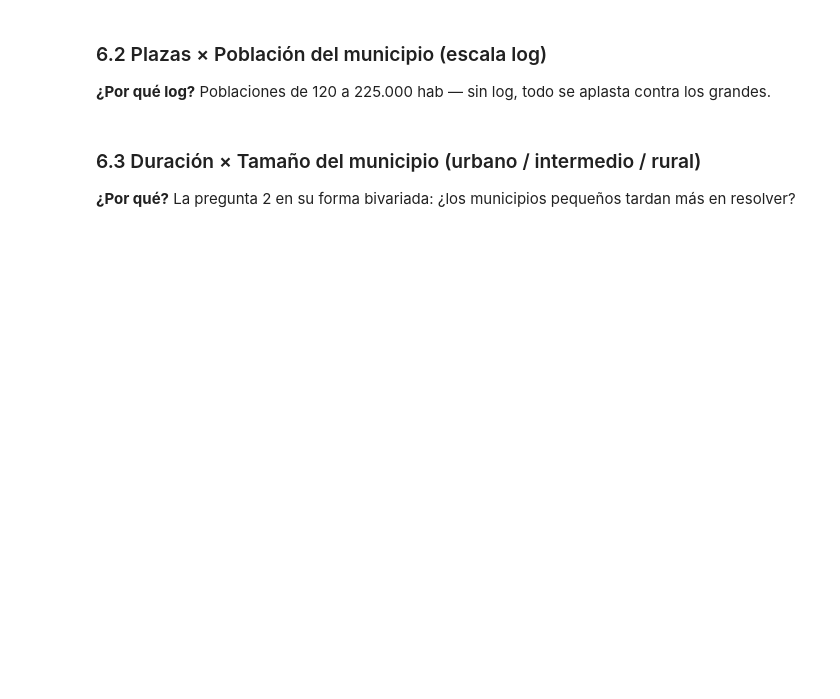
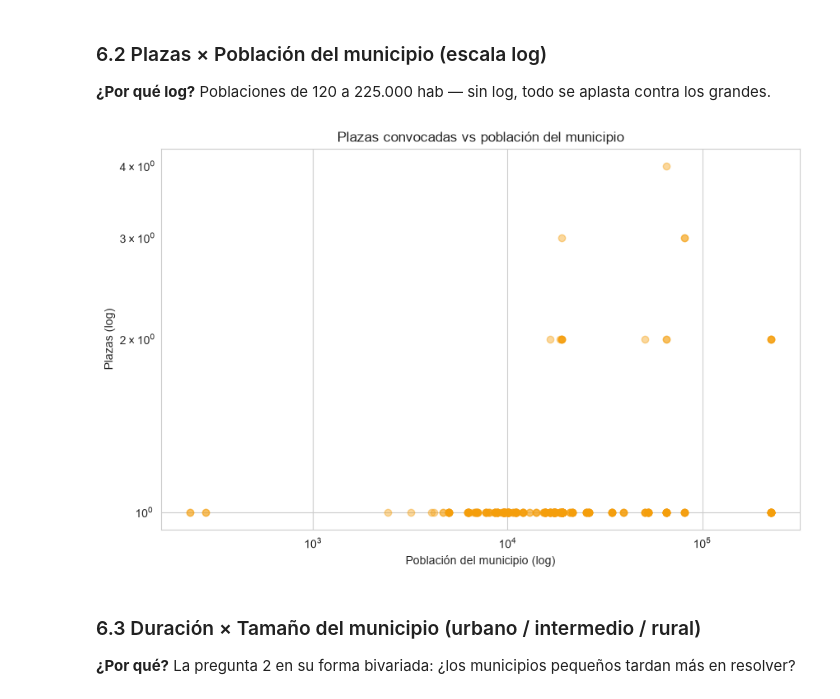
Before and after one commit to IA-P1-BCN/proyecto-eda-JuanCarlosEscamilla, a Jupyter notebook: notebooks/eda.ipynb, the cells around one changed output. Saved outputs shown, nothing was run; the diff lists cells and outputs as text; code cells hidden in the pictures; blank space fills up the shorter version.

```diff
--- a/notebooks/eda.ipynb
+++ b/notebooks/eda.ipynb
@@ -131,16 +195,18 @@ plt.show()
 
 **¿Por qué log?** Poblaciones de 120 a 225.000 hab — sin log, todo se aplasta contra los grandes.
 # %%
-p = df[(df["plazas"] != "") & (df["poblacion_municipi"] != "")].copy()
+p = df[(df["plazas"] != "") & (df["poblacio_municipi"] != "")].copy()
 p["plazas"] = pd.to_numeric(p["plazas"])
-p["poblacion_municipi"] = pd.to_numeric(p["poblacion_municipi"])
+p["poblacio_municipi"] = pd.to_numeric(p["poblacio_municipi"])
 p = p.drop_duplicates(subset="proceso_id")
 
-plt.scatter(p["poblacion_municipi"], p["plazas"], alpha=0.4, color=PALETA[3])
+plt.scatter(p["poblacio_municipi"], p["plazas"], alpha=0.4, color=PALETA[3])
 plt.xscale("log"); plt.yscale("log")
 plt.title("Plazas convocadas vs población del municipio")
 plt.xlabel("Población del municipio (log)"); plt.ylabel("Plazas (log)")
 plt.show()
+# %% [output]
+[figure, added]
 # %% [markdown]
 ### 6.3 Duración × Tamaño del municipio (urbano / intermedio / rural)
 
```
Also changed, not shown: parts of 19 cells of this notebook, 2 other files.
